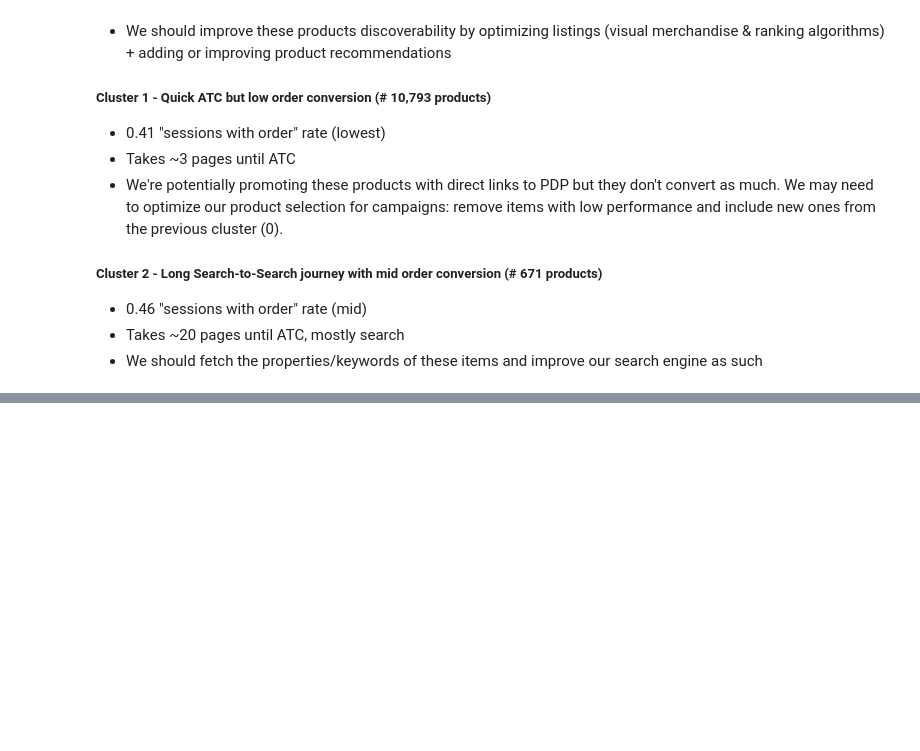
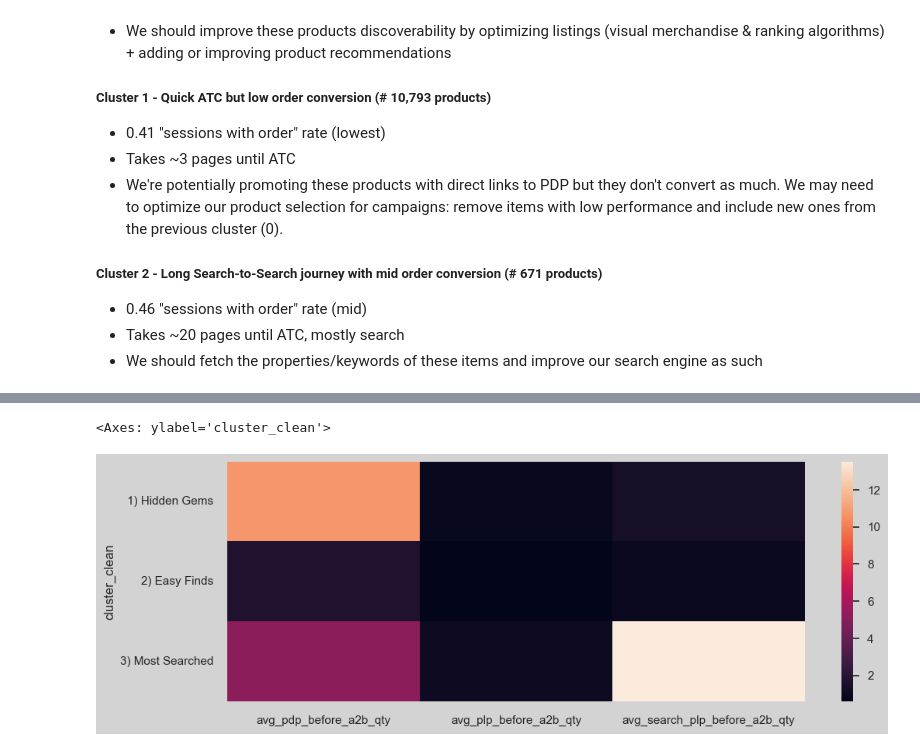
Before and after one commit to jpgsamu/autodoc-task-jan-2024, a Jupyter notebook: task_files/python_files/cluster_products.ipynb, the cells around one changed output, grey strips where cells are left out. Cells and saved outputs as stored; diff of their text form; code cells hidden in the pictures; blank space fills up the shorter version.

```diff
--- a/task_files/python_files/cluster_products.ipynb
+++ b/task_files/python_files/cluster_products.ipynb
@@ -143,0 +154,6 @@ df_products.groupby("cluster_id_2").mean()[new_features + ["avg_pages_before_a2b
+# %%
+df_products["cluster_clean"] = np.where(df_products["cluster_id_2"] == 0, "1) Hidden Gems",
+                                        np.where(df_products["cluster_id_2"] == 1, "2) Easy Finds","3) Most Searched"))
+
+features_cluster2.remove("cluster_id_2")
+features_cluster2.append("cluster_clean")
@@ -143,0 +164,5 @@ df_products.groupby("cluster_id_2").mean()[new_features + ["avg_pages_before_a2b
+# %%
+seaborn.heatmap(df_products[features_cluster2].groupby("cluster_clean").mean())
+# %% [output]
+<Axes: ylabel='cluster_clean'>
+[figure, added]
```
Also changed, not shown: parts of 4 cells of this notebook.
